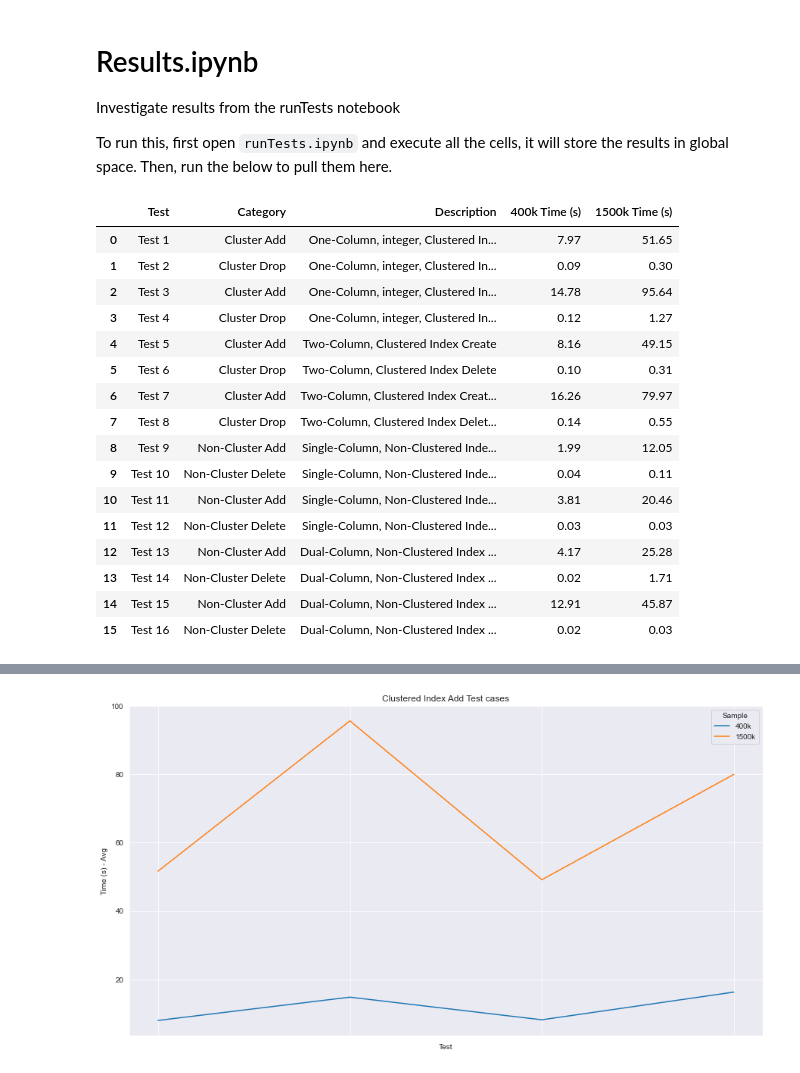
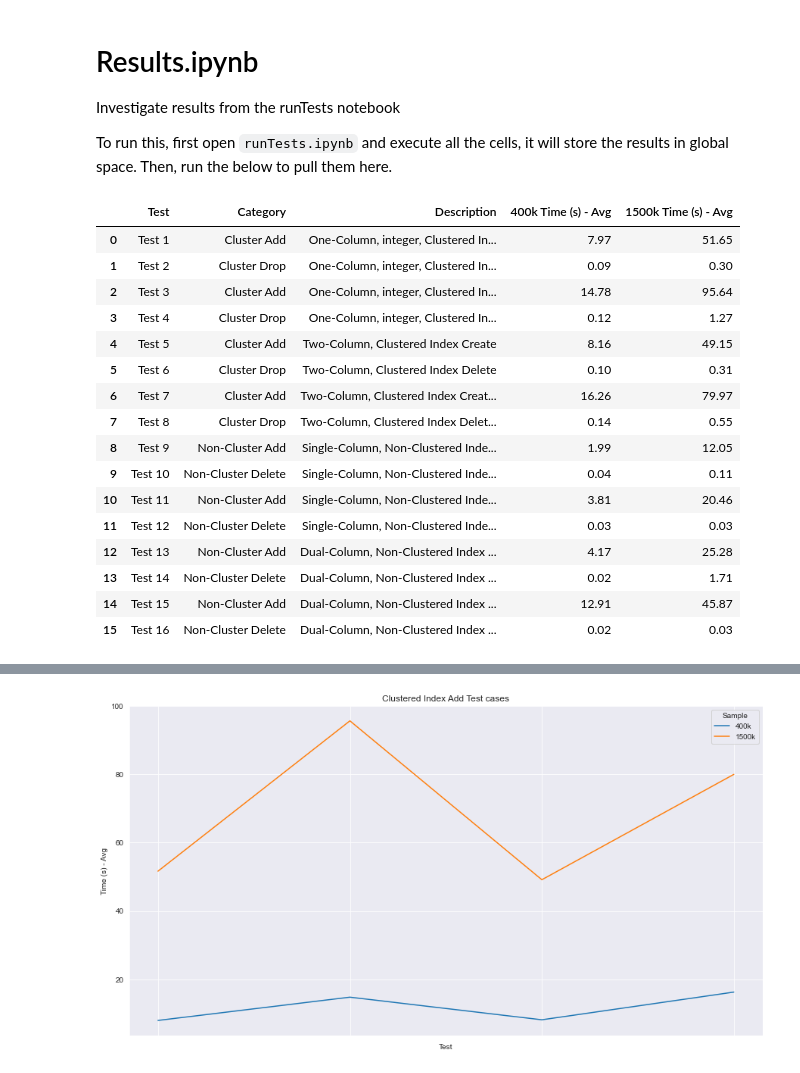
Before and after one commit to TheDarkTrumpet/SQL-Heap-Test, a Jupyter notebook: results.ipynb, the cells around one changed output, grey strips where cells are left out. Saved outputs shown, nothing was run; the diff lists cells and outputs as text; code cells hidden in the pictures.

```diff
--- a/results.ipynb
+++ b/results.ipynb
@@ -17,12 +18,15 @@ with open(f"results_1500000.pkl", "rb") as file:
     results_1500 = pkl.load(file)
 # %%
 pdResults = pd.DataFrame.from_dict(results_400.values())
+pdResults["Time (s)"] = pdResults["Time (s)"].apply(lambda x: list(map(float, x)))
+
 pd1500Results = pd.DataFrame.from_dict(results_1500.values())
-pdResults["400k Time (s)"] = pdResults["Time (s) - Avg"].astype(float)
-pdResults["1500k Time (s)"] = pd1500Results["Time (s) - Avg"].astype(float)
-pdResults[["Test", "Category", "Description", "400k Time (s)", "1500k Time (s)"]]
+pd1500Results["Time (s)"] = pd1500Results["Time (s)"].apply(lambda x: list(map(float, x)))
+pdResults["400k Time (s) - Avg"] = pdResults["Time (s) - Avg"].astype(float)
+pdResults["1500k Time (s) - Avg"] = pd1500Results["Time (s) - Avg"].astype(float)
+pdResults[["Test", "Category", "Description", "400k Time (s) - Avg", "1500k Time (s) - Avg"]]
 # %% [output]
-|  | Test | Category | Description | 400k Time (s) | 1500k Time (s) |
+|  | Test | Category | Description | 400k Time (s) - Avg | 1500k Time (s) - Avg |
 | 0 | Test 1 | Cluster Add | One-Column, integer, Clustered In... | 7.97 | 51.65 |
 | 1 | Test 2 | Cluster Drop | One-Column, integer, Clustered In... | 0.09 | 0.30 |
 | 2 | Test 3 | Cluster Add | One-Column, integer, Clustered In... | 14.78 | 95.64 |
```
Also changed, not shown: parts of 4 cells of this notebook.
